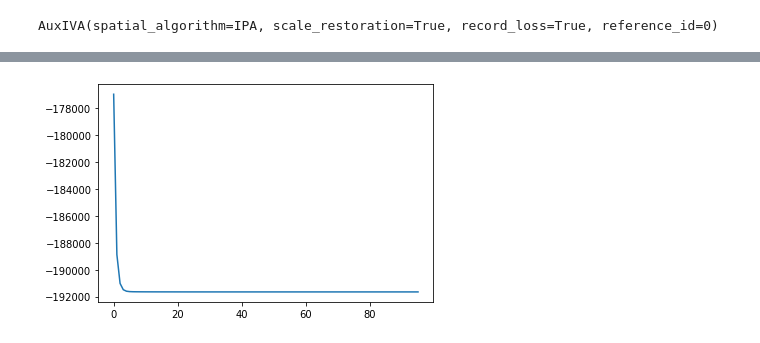
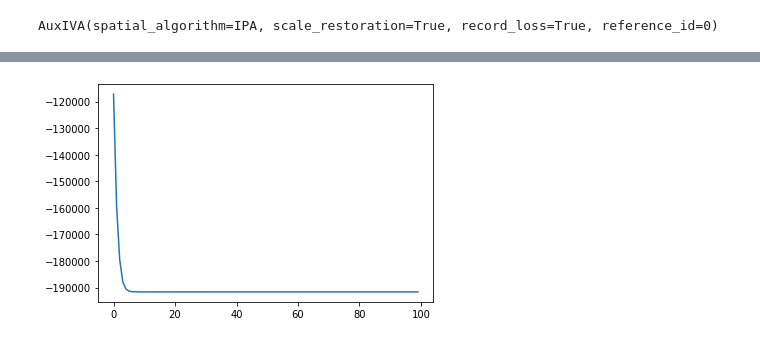
Before and after one commit to tky823/ssspy, a Jupyter notebook: notebooks/ISSUE/issue156.ipynb, the cells around one changed output, grey strips where cells are left out. Cells and saved outputs as stored; diff of their text form; code cells hidden in the pictures.

```diff
--- a/notebooks/ISSUE/issue156.ipynb
+++ b/notebooks/ISSUE/issue156.ipynb
@@ -39,7 +39,7 @@ from ssspy.bss.iva import AuxLaplaceIVA
 # %%
 iva = AuxLaplaceIVA(
     spatial_algorithm="IPA",
-    flooring_fn=lambda x: np.maximum(x, 1e-8),
+    newton_iter=10,
 )
 print(iva)
 # %% [output]
@@ -64,8 +64,8 @@ Estimated source: 3
 [interactive output not drawn]
 # %%
 plt.figure()
-plt.plot(iva.loss[5:])
+plt.plot(iva.loss[1:])
 plt.show()
 plt.close()
 # %% [output]
-[figure, old version]
+[figure, new version]
```
Also changed, not shown: parts of 1 cell of this notebook.
